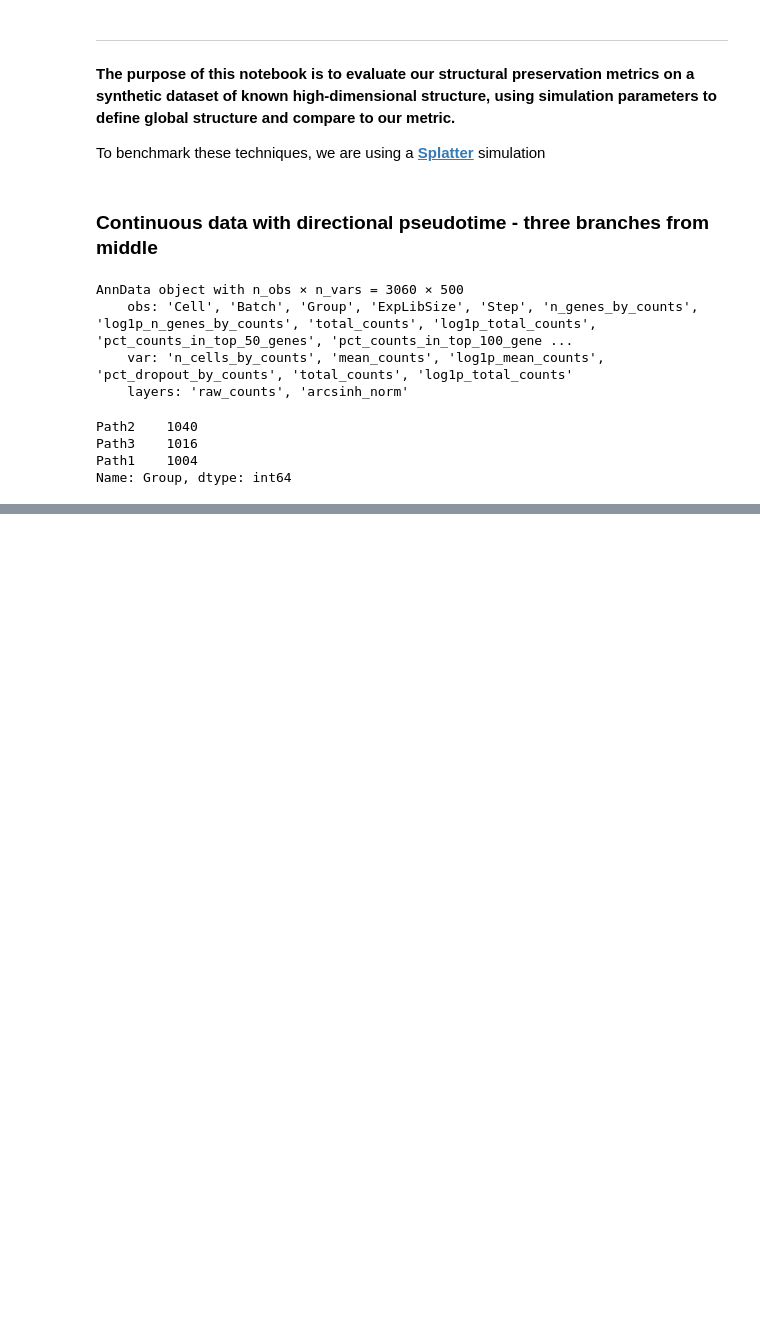
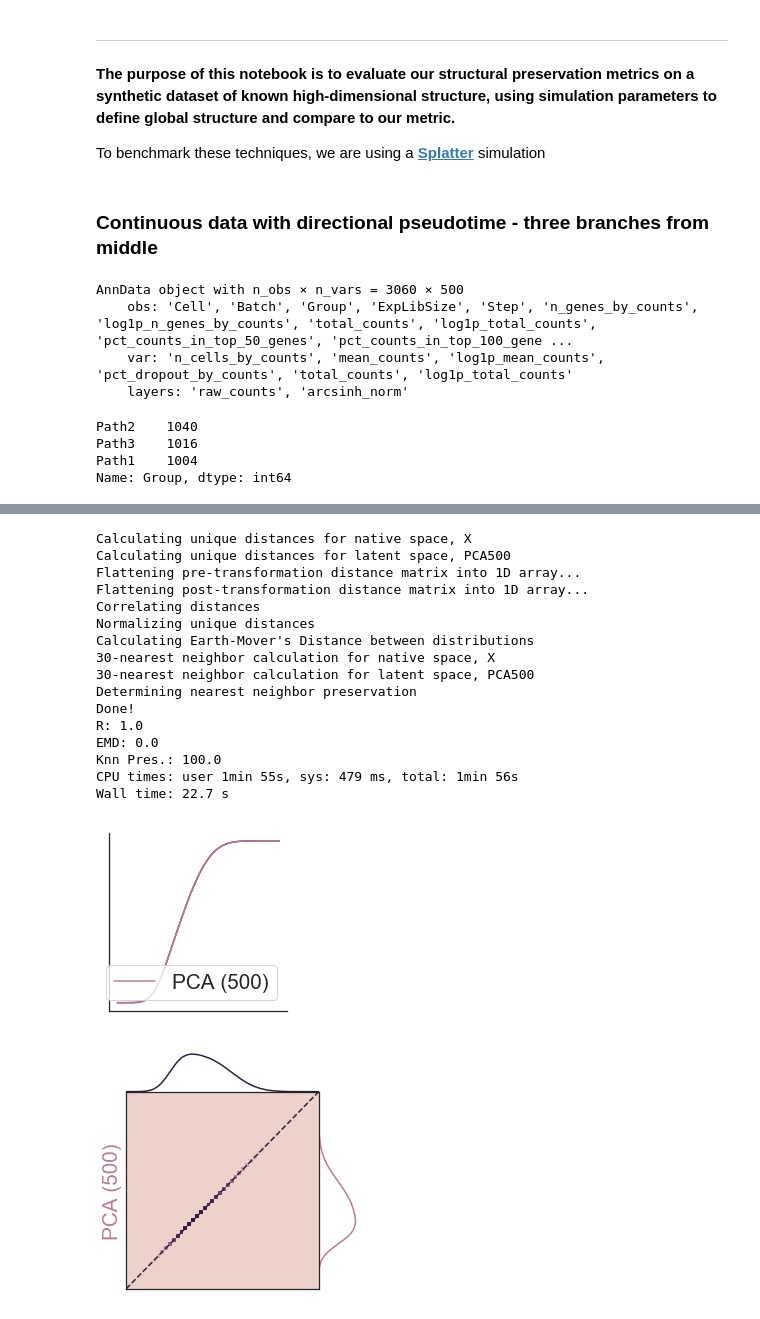
Before and after one commit to Ken-Lau-Lab/DR-structure-preservation, a Jupyter notebook: dev/splat_sim.ipynb, the cells around one changed output, grey strips where cells are left out. Saved outputs shown, nothing was run; the diff lists cells and outputs as text; code cells hidden in the pictures; blank space fills up the shorter version.

```diff
--- a/dev/splat_sim.ipynb
+++ b/dev/splat_sim.ipynb
@@ -413,0 +240,28 @@ _ = plt.hist(sim_path_discrete.obs.log1p_total_counts, bins=40)
+# %%
+# choose value for K-nearest neighbor calculations. We use 30 because that is the standard perplexity chosen for DR techniques here.
+k = 30
+# %%
+%%time
+corr, EMD, knn = structure_preservation_sc(adata=sim_path, latent='PCA500', k=k)
+print('R: {}\nEMD: {}\nKnn Pres.: {}'.format(round(corr[0], 4), round(EMD, 4), round(knn, 4)))
+SP_plot(pre_norm=sim_path.uns['X_norm_distances'], post_norm=sim_path.uns['PCA500_norm_distances'], labels=['','PCA (500)'], figsize=(3,3)).plot_cumulative_distributions()
+SP_plot(pre_norm=sim_path.uns['X_norm_distances'], post_norm=sim_path.uns['PCA500_norm_distances'], labels=['','PCA (500)']).joint_plot_distance_correlation()
+# %% [output]
+Calculating unique distances for native space, X
+Calculating unique distances for latent space, PCA500
+Flattening pre-transformation distance matrix into 1D array...
+Flattening post-transformation distance matrix into 1D array...
+Correlating distances
+Normalizing unique distances
+Calculating Earth-Mover's Distance between distributions
+30-nearest neighbor calculation for native space, X
+30-nearest neighbor calculation for latent space, PCA500
+Determining nearest neighbor preservation
+Done!
+R: 1.0
+EMD: 0.0
+Knn Pres.: 100.0
+CPU times: user 1min 55s, sys: 479 ms, total: 1min 56s
+Wall time: 22.7 s
+[figure, added]
+[figure, added]
```
Also changed, not shown: parts of 143 cells of this notebook, 55 other files.
